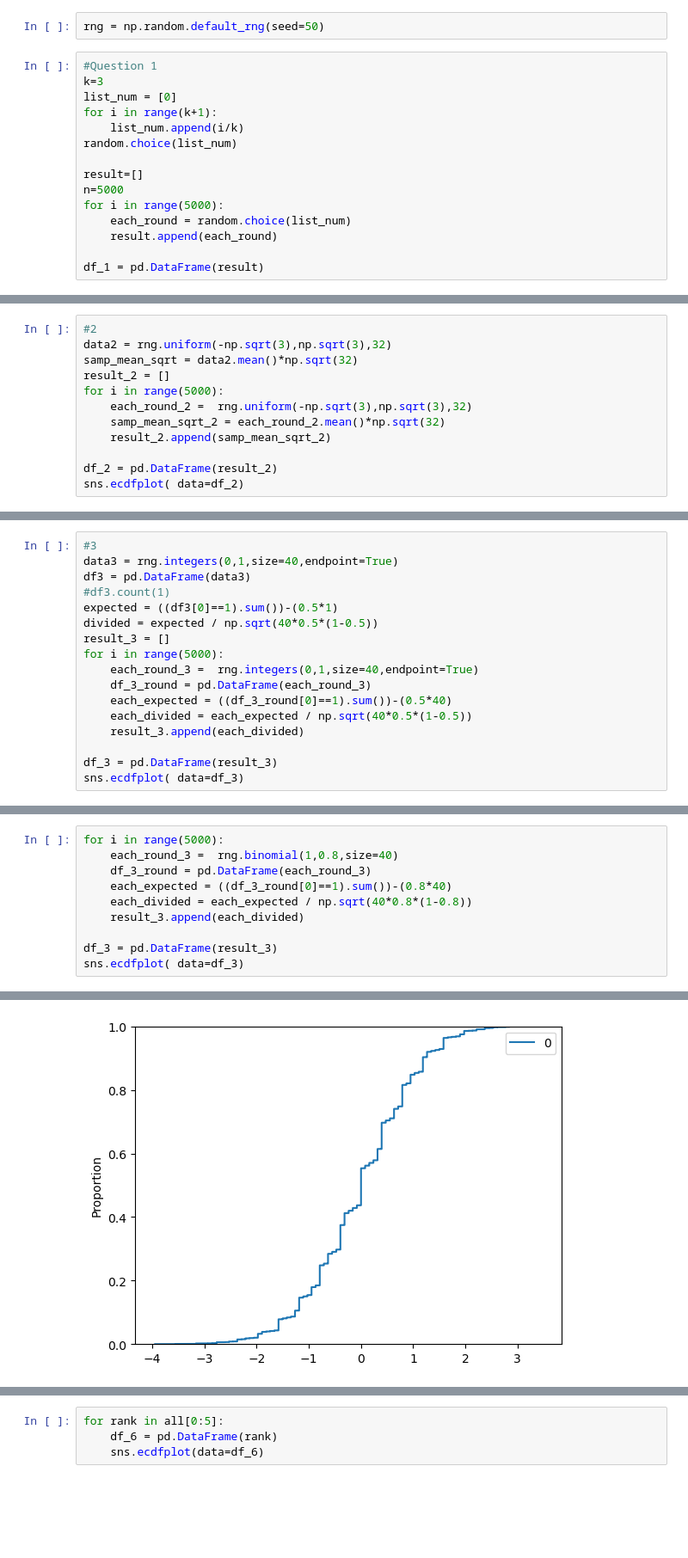
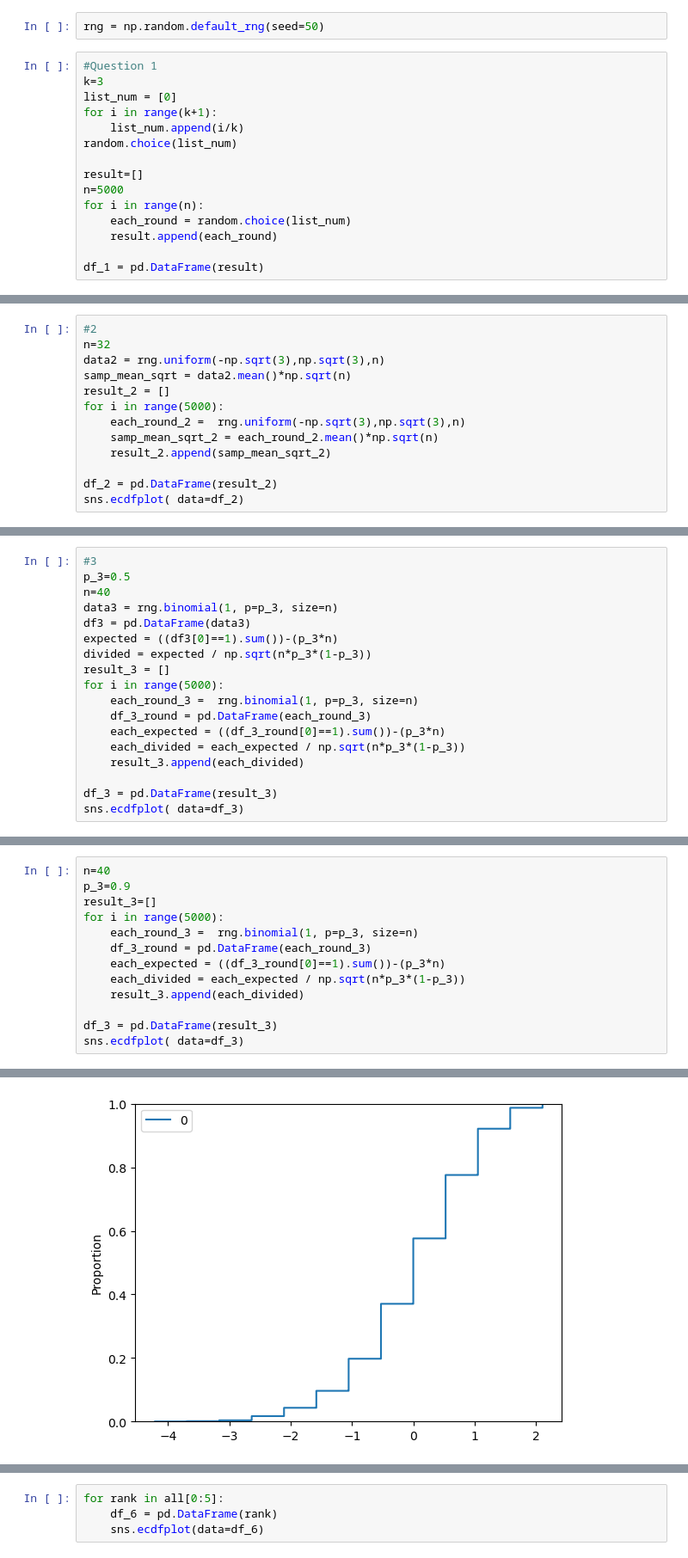
Before and after one commit to sayuri005/uu_categorical_and_numeric, a Jupyter notebook: thursday_lab/lab4.ipynb, the cells around one changed output, grey strips where cells are left out. Shown at 86% size. Cells and saved outputs as stored; diff of their text form; blank space fills up the shorter version.

```diff
--- a/thursday_lab/lab4.ipynb
+++ b/thursday_lab/lab4.ipynb
@@ -18,7 +18,7 @@ random.choice(list_num)
 
 result=[]
 n=5000
-for i in range(5000):
+for i in range(n):
     each_round = random.choice(list_num)
     result.append(each_round)
 
@@ -33,11 +51,12 @@ A uniform distribution.
 # %%
 #2
-data2 = rng.uniform(-np.sqrt(3),np.sqrt(3),32)
-samp_mean_sqrt = data2.mean()*np.sqrt(32)
+n=32
+data2 = rng.uniform(-np.sqrt(3),np.sqrt(3),n)
+samp_mean_sqrt = data2.mean()*np.sqrt(n)
 result_2 = []
 for i in range(5000):
-    each_round_2 =  rng.uniform(-np.sqrt(3),np.sqrt(3),32)
-    samp_mean_sqrt_2 = each_round_2.mean()*np.sqrt(32)
+    each_round_2 =  rng.uniform(-np.sqrt(3),np.sqrt(3),n)
+    samp_mean_sqrt_2 = each_round_2.mean()*np.sqrt(n)
     result_2.append(samp_mean_sqrt_2)
 
 df_2 = pd.DataFrame(result_2)
@@ -50,16 +69,17 @@ A logistic distribution.
 # %%
 #3
-data3 = rng.integers(0,1,size=40,endpoint=True)
+p_3=0.5
+n=40
+data3 = rng.binomial(1, p=p_3, size=n)
 df3 = pd.DataFrame(data3)
-#df3.count(1)
-expected = ((df3[0]==1).sum())-(0.5*1)
-divided = expected / np.sqrt(40*0.5*(1-0.5))
+expected = ((df3[0]==1).sum())-(p_3*n)
+divided = expected / np.sqrt(n*p_3*(1-p_3))
 result_3 = []
 for i in range(5000):
-    each_round_3 =  rng.integers(0,1,size=40,endpoint=True)
+    each_round_3 =  rng.binomial(1, p=p_3, size=n)
     df_3_round = pd.DataFrame(each_round_3)
-    each_expected = ((df_3_round[0]==1).sum())-(0.5*40)
-    each_divided = each_expected / np.sqrt(40*0.5*(1-0.5))
+    each_expected = ((df_3_round[0]==1).sum())-(p_3*n)
+    each_divided = each_expected / np.sqrt(n*p_3*(1-p_3))
     result_3.append(each_divided)
 
 df_3 = pd.DataFrame(result_3)
@@ -70,13 +90,16 @@ sns.ecdfplot( data=df_3)
 # %%
+n=40
+p_3=0.9
+result_3=[]
 for i in range(5000):
-    each_round_3 =  rng.binomial(1,0.8,size=40)
+    each_round_3 =  rng.binomial(1, p=p_3, size=n)
     df_3_round = pd.DataFrame(each_round_3)
-    each_expected = ((df_3_round[0]==1).sum())-(0.8*40)
-    each_divided = each_expected / np.sqrt(40*0.8*(1-0.8))
+    each_expected = ((df_3_round[0]==1).sum())-(p_3*n)
+    each_divided = each_expected / np.sqrt(n*p_3*(1-p_3))
     result_3.append(each_divided)
 
 df_3 = pd.DataFrame(result_3)
 sns.ecdfplot( data=df_3)
 # %% [output]
 <Axes: ylabel='Proportion'>
-[figure, old version]
+[figure, new version]
```
Also changed, not shown: parts of 10 cells of this notebook, 1 other file.
